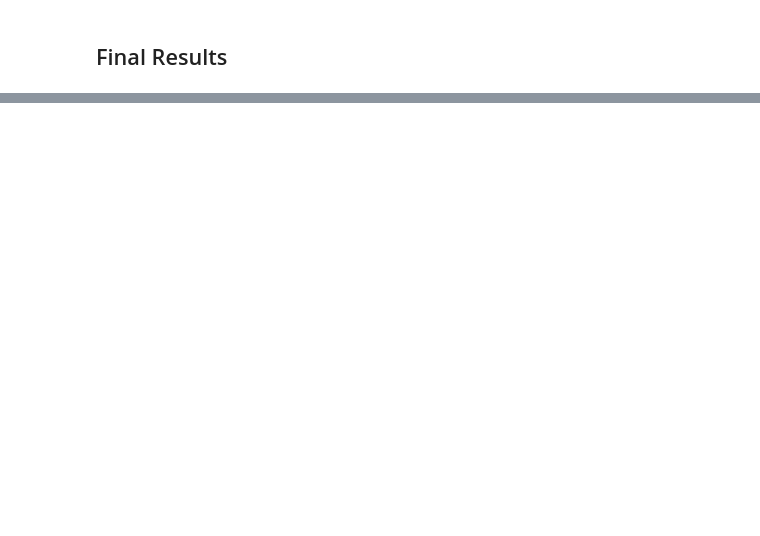
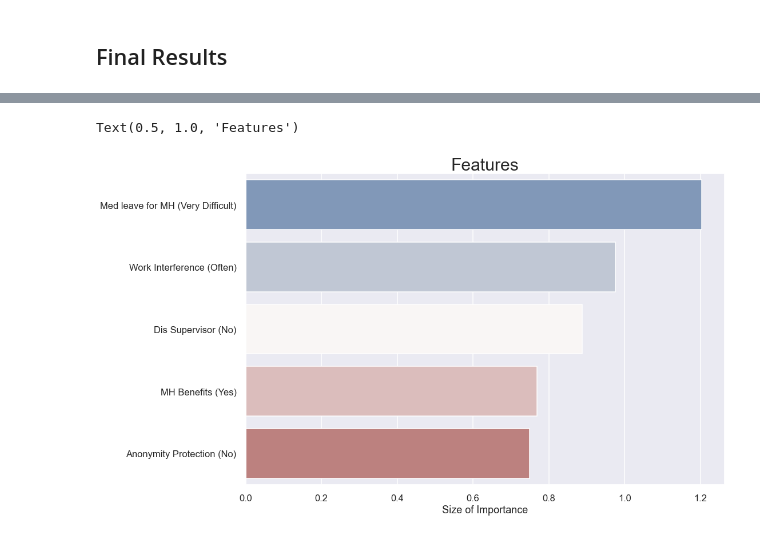
Before and after one commit to carlosiruiz/Mental_Health_Analysis-, a Jupyter notebook: Master_Mentalhealth_2.ipynb, the cells around one changed output, grey strips where cells are left out. Drawn from its saved outputs; the diff is of its cells as text; code cells hidden in the pictures; blank space fills up the shorter version.

```diff
--- a/Master_Mentalhealth_2.ipynb
+++ b/Master_Mentalhealth_2.ipynb
@@ -381,0 +451,12 @@ state_Southern State              0.675427
+# %%
+# Renaming the coeficients so we are able to interpret them in graphiscs
+final_coef_rfe.index=['Med leave for MH (Very Difficult)', 'Work Interference (Often)', 'Dis Supervisor (No)',
+       'MH Benefits (Yes)','Anonymity Protection (No)', 'Dis MH in Interview (No)',
+       'United Kingdom', 'Southern State',  'European Country',
+       'Self Employed (No)', 'Work Interfere (Sometimes)',
+       'Dis PH in Interview (Yes)', "Obs Negative Consequesnce at Work",'Western State',
+        'Mental vs Physical (No)', 'Dis MH with Coworkers (No)', 'Med leave for MH (Somewhat Easy)',
+       'Med leave for MH (Somewhat Difficult)', 'Tech Company (Yes)', 'MH Resourses (Yes)',
+       'Mental vs Physical (Yes)', 'Med leave for MH (Very Easy)',
+       'Dis MH in Interview (Yes)', 'Dis MH with Supervisor (Yes)',
+       "Physical Hlth Consequence (No)"]
@@ -381,0 +484,11 @@ state_Southern State              0.675427
+# %%
+# Top 5 features that influenced our Y (yes) prediction
+plt.figure(figsize=(15,10))
+sns.set('talk')
+top=final_coef_rfe.head(5).copy()
+ax=sns.barplot(x=top.Coeficients,y=top.index,orient='h',palette="vlag",ci=None)
+ax.set_xlabel('Size of Importance')
+ax.set_title('Features',fontsize=30)
+# %% [output]
+Text(0.5, 1.0, 'Features')
+[figure, added]
```
Also changed, not shown: parts of 59 cells of this notebook, 3 other files.
